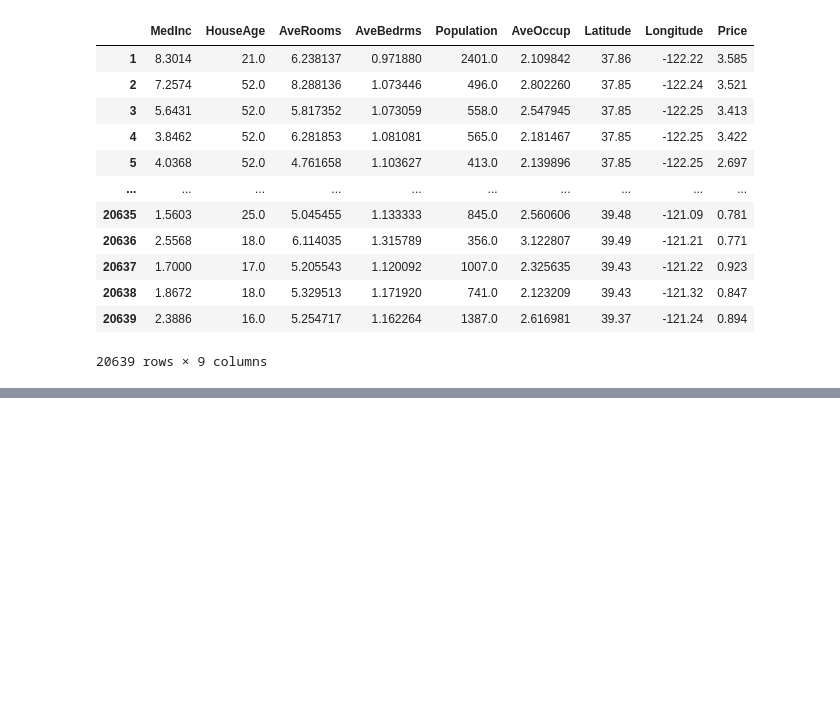
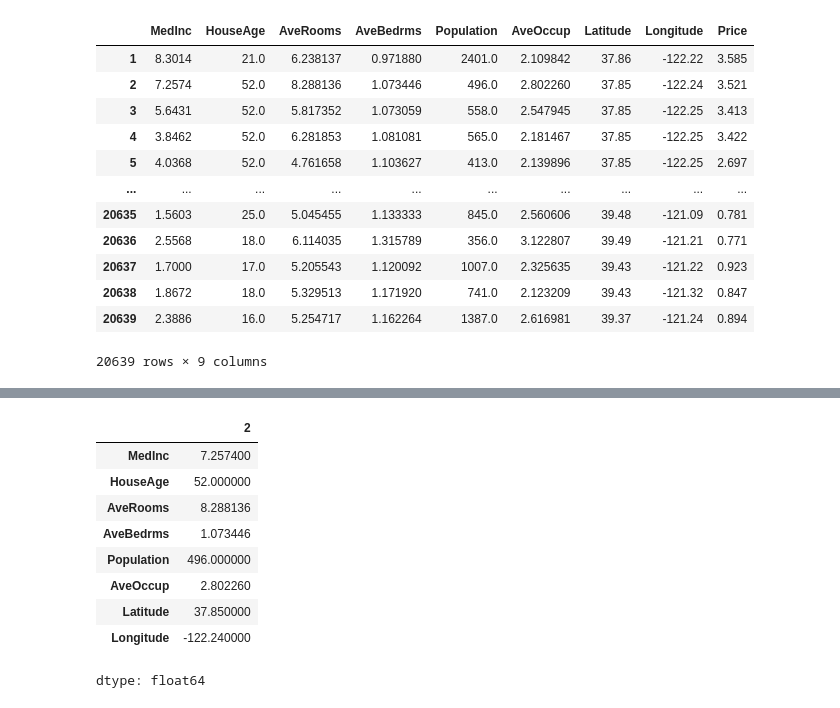
Before and after one commit to Nikita1013/Machine-Learning-with-Python, a Jupyter notebook: Pandas_in_Python.ipynb, the cells around one changed output, grey strips where cells are left out. Saved outputs shown, nothing was run; the diff lists cells and outputs as text; code cells hidden in the pictures; blank space fills up the shorter version.

```diff
--- a/Pandas_in_Python.ipynb
+++ b/Pandas_in_Python.ipynb
@@ -314,0 +329,14 @@ KeyError: "['ZN'] not found in axis"
+# %%
+# locating a row using the index value
+california_df.iloc[2]
+# %% [output]
+|  | 2 |
+| MedInc | 7.257400 |
+| HouseAge | 52.000000 |
+| AveRooms | 8.288136 |
+| AveBedrms | 1.073446 |
+| Population | 496.000000 |
+| AveOccup | 2.802260 |
+| Latitude | 37.850000 |
+| Longitude | -122.240000 |
+dtype: float64
```
Also changed, not shown: parts of 5 cells of this notebook.
